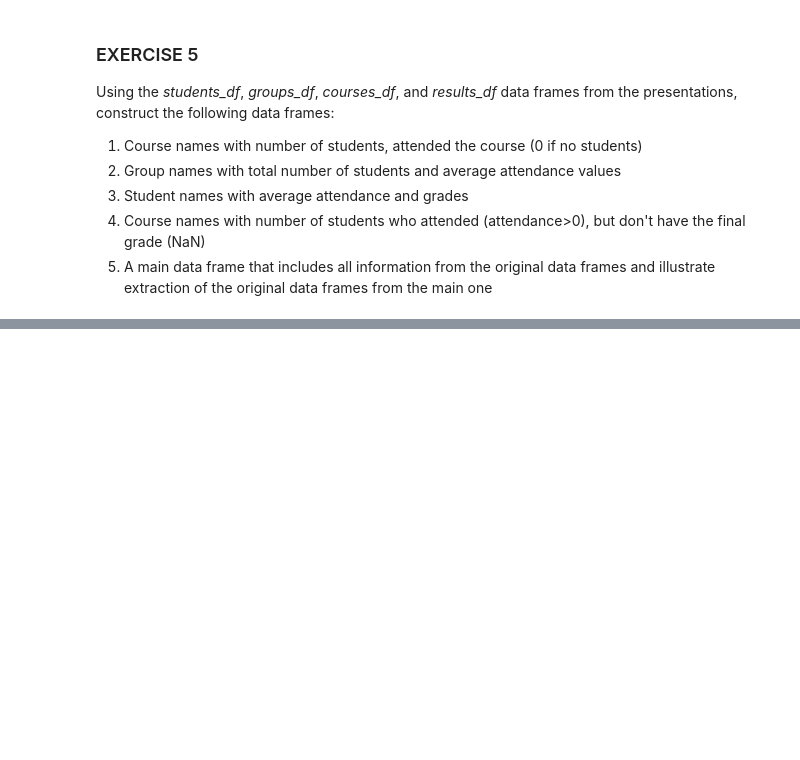
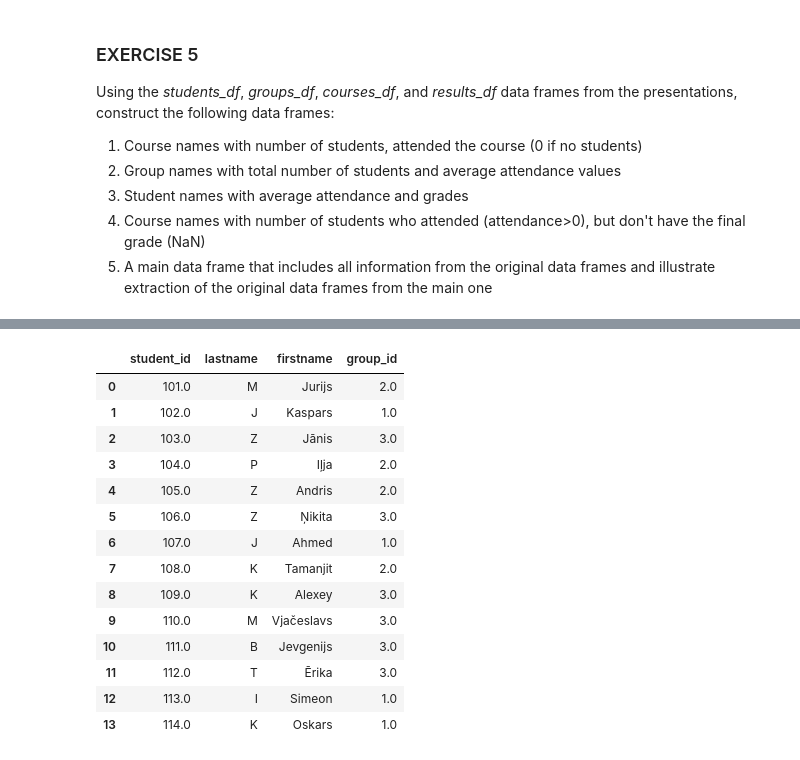
Before and after one commit to Takosaga/fall_23, a Jupyter notebook: programming_for_data_analytics/Gamez_lab5.ipynb, the cells around one changed output, grey strips where cells are left out. Saved outputs shown, nothing was run; the diff lists cells and outputs as text; code cells hidden in the pictures; blank space fills up the shorter version.

```diff
--- a/programming_for_data_analytics/Gamez_lab5.ipynb
+++ b/programming_for_data_analytics/Gamez_lab5.ipynb
@@ -394,0 +542,19 @@ Using the _students_df_, _groups_df_, _courses_df_, and _results_df_ data frames
+# %%
+students = all_dfs[["student_id","lastname","firstname","group_id"]].dropna(how="any")
+students
+# %% [output]
+|  | student_id | lastname | firstname | group_id |
+| 0 | 101.0 | M | Jurijs | 2.0 |
+| 1 | 102.0 | J | Kaspars | 1.0 |
+| 2 | 103.0 | Z | Jānis | 3.0 |
+| 3 | 104.0 | P | Iļja | 2.0 |
+| 4 | 105.0 | Z | Andris | 2.0 |
+| 5 | 106.0 | Z | Ņikita | 3.0 |
+| 6 | 107.0 | J | Ahmed | 1.0 |
+| 7 | 108.0 | K | Tamanjit | 2.0 |
+| 8 | 109.0 | K | Alexey | 3.0 |
+| 9 | 110.0 | M | Vjačeslavs | 3.0 |
+| 10 | 111.0 | B | Jevgenijs | 3.0 |
+| 11 | 112.0 | T | Ērika | 3.0 |
+| 12 | 113.0 | I | Simeon | 1.0 |
+| 13 | 114.0 | K | Oskars | 1.0 |
```
Also changed, not shown: parts of 9 cells of this notebook.
